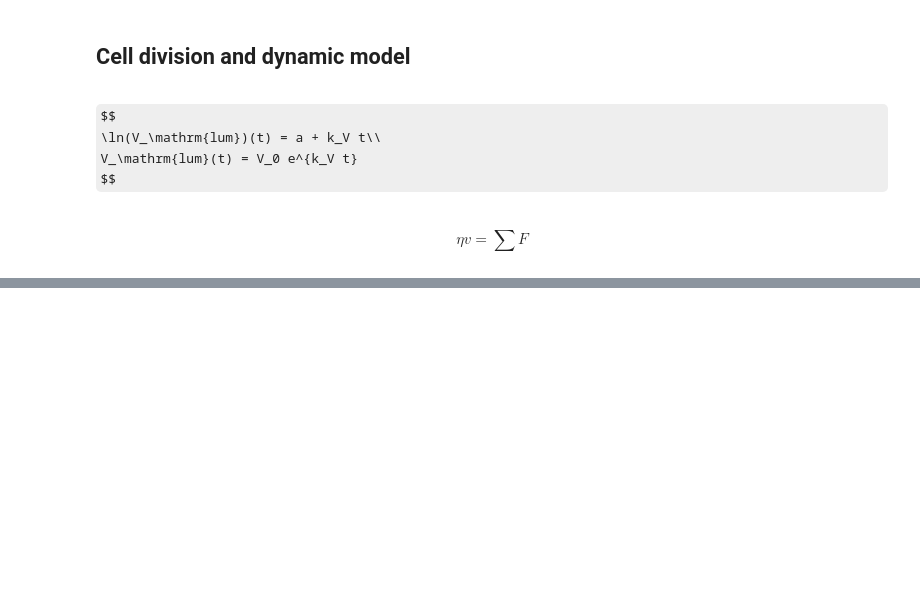
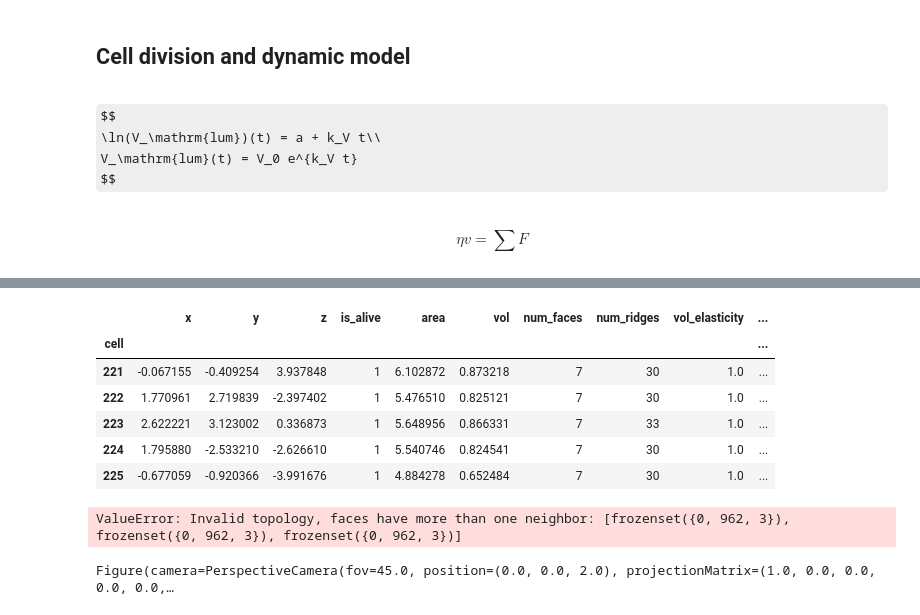
Before and after one commit to glyg/pyfollicle, a Jupyter notebook: notebooks/FollicleEllongation.ipynb, the cells around one changed output, grey strips where cells are left out. Saved outputs shown, nothing was run; the diff lists cells and outputs as text; code cells hidden in the pictures; some formulas as TeX source; blank space fills up the shorter version.

```diff
--- a/notebooks/FollicleEllongation.ipynb
+++ b/notebooks/FollicleEllongation.ipynb
@@ -629,6 +591,23 @@ V_\mathrm{lum}(t) = V_0 e^{k_V t}
 $$
 # %%
 bck1 = follicle
+# %%
+def reset_segments(monolayer):
+    monolayer.get_opposite_faces()
+    face_normals = monolayer.face_df[monolayer.coords].copy()
+
+    for nu in monolayer.ncoords:
+        face_normals[nu[1]] = monolayer.sum_face(
+            monolayer.edge_df[nu])
+
+    proj = (
+        face_normals
+        * monolayer.face_df[monolayer.coords].to_numpy()
+    ).sum(axis=1)
+
+    monolayer.face_df.loc[proj>0, "segment"] = "basal"
+    monolayer.face_df.loc[proj<0, "segment"] = "apical"
+    monolayer.face_df.loc[monolayer.face_df.opposite !=-1, "segment"] = "lateral"
 # %%
 follicle = bck1
 
@@ -766 +777,3 @@ $$\eta v = \sum F $$
+# %%
+solver.eptm = solver.history.retrieve(19.30)
 # %%
@@ -799,0 +800,7 @@ interactive(children=(IntSlider(value=0, description='i', max=600), Output()), _
+# %%
+solver.eptm.face_df.loc[:, "visible"] = False
+
+solver.eptm.face_df.loc[
+    (solver.eptm.face_df.opposite == -1)
+    & (solver.eptm.face_df.segment == "lateral"),
+    "visible"] = True
@@ -799,0 +817,2 @@ interactive(children=(IntSlider(value=0, description='i', max=600), Output()), _
+# %%
+eptm = solver.eptm
@@ -799,0 +843,27 @@ interactive(children=(IntSlider(value=0, description='i', max=600), Output()), _
+# %%
+eptm.cell_df.tail()
+# %% [output]
+|  | x | y | z | is_alive | area | vol | num_faces | num_ridges | vol_elasticity | ... |
+| cell |  |  |  |  |  |  |  |  |  | ... |
+| 221 | -0.067155 | -0.409254 | 3.937848 | 1 | 6.102872 | 0.873218 | 7 | 30 | 1.0 | ... |
+| 222 | 1.770961 | 2.719839 | -2.397402 | 1 | 5.476510 | 0.825121 | 7 | 30 | 1.0 | ... |
+| 223 | 2.622221 | 3.123002 | 0.336873 | 1 | 5.648956 | 0.866331 | 7 | 33 | 1.0 | ... |
+| 224 | 1.795880 | -2.533210 | -2.626610 | 1 | 5.540746 | 0.824541 | 7 | 30 | 1.0 | ... |
+| 225 | -0.677059 | -0.920366 | -3.991676 | 1 | 4.884278 | 0.652484 | 7 | 30 | 1.0 | ... |
+# %%
+eptm.get_opposite_faces()
+# %% [output]
+ValueError: Invalid topology, faces have more than one neighbor: [frozenset({0, 962, 3}), frozenset({0, 962, 3}), frozenset({0, 962, 3})]
+# %%
+highlight_cells(eptm, [71, ], reset_visible=True)
+ipv.clear()
+
+fig3D, mesh = sheet_view(
+    eptm,
+    mode="3D",
+    **draw_specs
+)
+
+fig3D
+# %% [output]
+Figure(camera=PerspectiveCamera(fov=45.0, position=(0.0, 0.0, 2.0), projectionMatrix=(1.0, 0.0, 0.0, 0.0, 0.0,…
```
Also changed, not shown: parts of 34 cells of this notebook.
